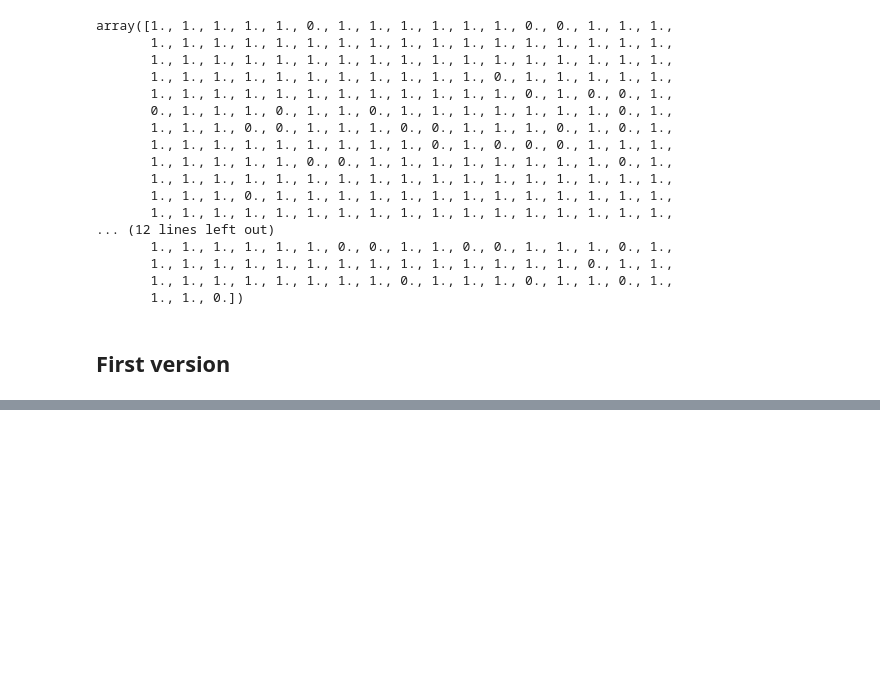
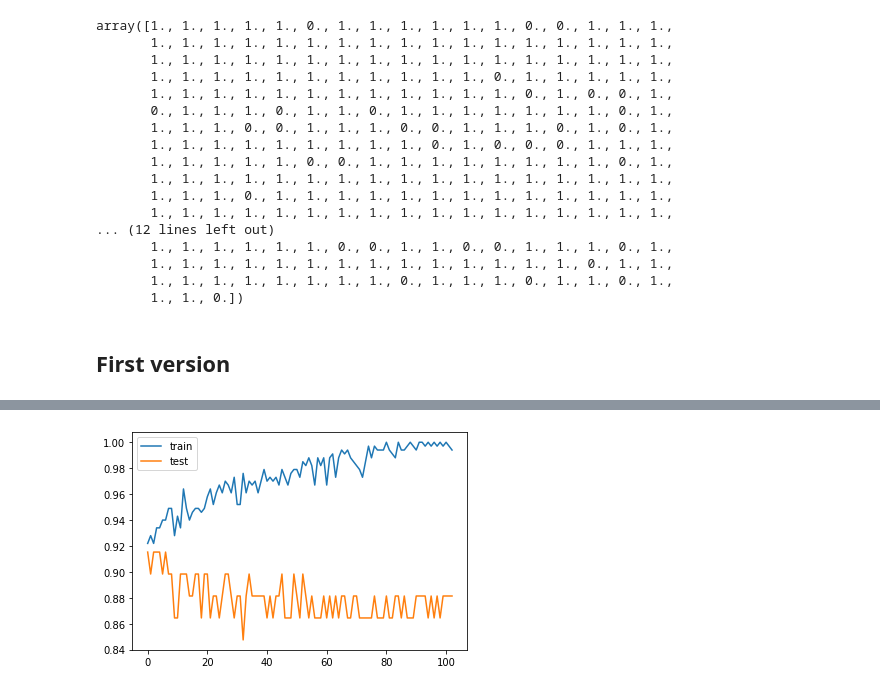
Before and after one commit to paatrycjaa/QoT_estimation, a Jupyter notebook: QoT_estimation.ipynb, the cells around one changed output, grey strips where cells are left out. Saved outputs shown, nothing was run; the diff lists cells and outputs as text; code cells hidden in the pictures; blank space fills up the shorter version.

Commit message:
add categorical neural network

```diff
--- a/QoT_estimation.ipynb
+++ b/QoT_estimation.ipynb
@@ -298,0 +329,9 @@ plt.show()
+# %%
+X_train, X_test, Y_train, Y_test = train_test_split(X_input,Y_output, test_size=0.15)
+# %%
+model = Sequential()
+model.add(Dense(64, input_dim = 11, activation = 'relu'))
+model.add(Dense(34, activation = 'relu'))
+model.add(Dense(3, activation ='softmax'))
+model.compile(loss = 'categorical_crossentropy', optimizer = 'adam', metrics = ["accuracy"])
+print(model.summary())
@@ -298,0 +354,7 @@ plt.show()
+# %%
+epochs = 150
+batch_size = 10
+callback_early_stopping =EarlyStopping(monitor='val_loss', patience=100, verbose=0, mode='auto')
+# %%
+history = model.fit(X_train, Y_train, batch_size = 10, epochs = 150, validation_split= 0.15, verbose = 1,
+         callbacks = [callback_early_stopping])
@@ -303,0 +394,7 @@ plt.show()
+# %%
+plt.plot(history.history['accuracy'], label='train')
+plt.plot(history.history['val_accuracy'], label='test')
+plt.legend()
+plt.show()
+# %% [output]
+[figure, added]
```
Also changed, not shown: parts of 21 cells of this notebook.
